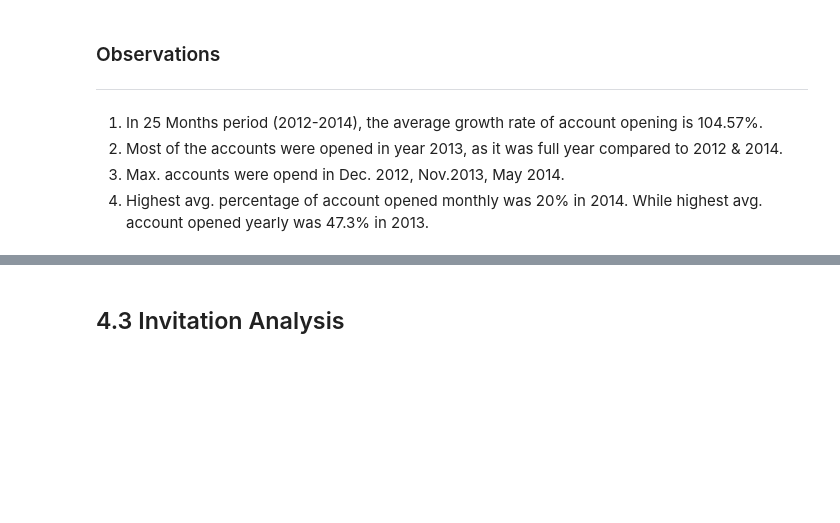
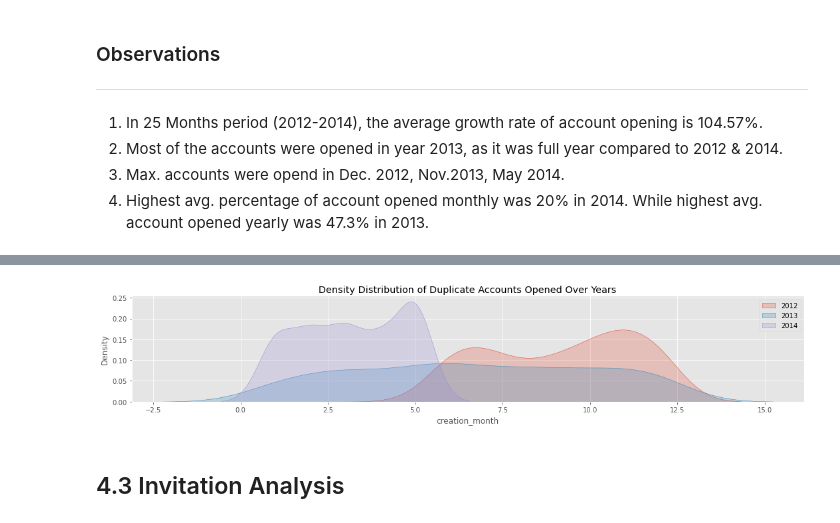
Before and after one commit to Jeyramana/GUVI_Assignments, a Jupyter notebook: Assignment_3/user.ipynb, the cells around one changed output, grey strips where cells are left out. Cells and saved outputs as stored; diff of their text form; code cells hidden in the pictures; blank space fills up the shorter version.

```diff
--- a/Assignment_3/user.ipynb
+++ b/Assignment_3/user.ipynb
@@ -690,3 +726,12 @@ plt.show()
+# %%
+df_dup = df1[df1.name.duplicated()]
+# Year wise account opening density distribution plot
+sns.FacetGrid(df_dup, hue='creation_year', aspect=5).map(sns.kdeplot, 'creation_month', shade=True)
+plt.title('Density Distribution of Duplicate Accounts Opened Over Years')
+plt.legend(labels=[2012, 2013, 2014])
+plt.show()
+# %% [output]
+[figure, added]
 # %% [markdown]
 ## 4.3 Invitation Analysis
 # %%
```
Also changed, not shown: parts of 6 cells of this notebook.
